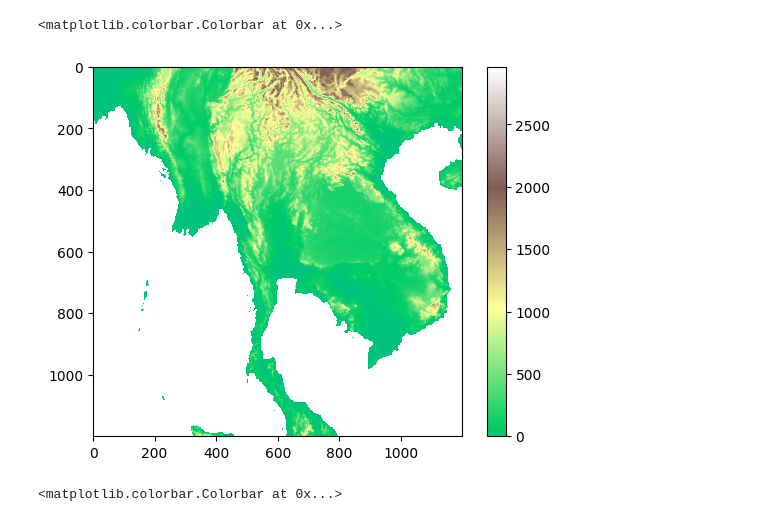
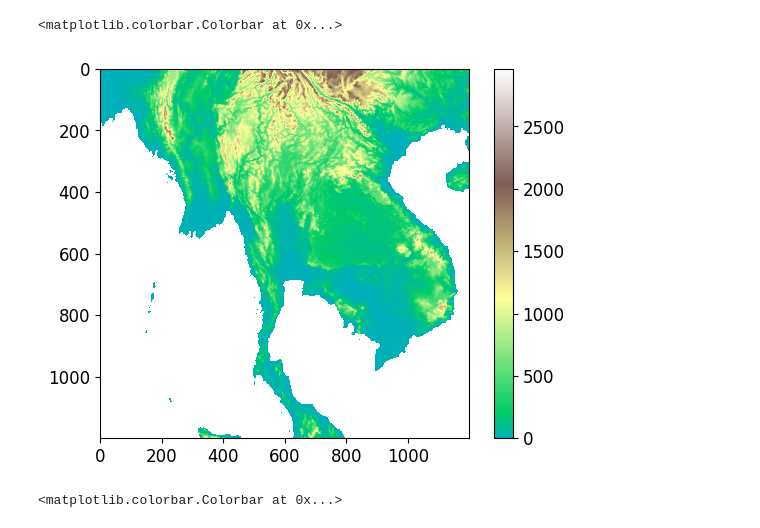
Before and after one commit to HalKiyo/ryzen5900_jupyter_test, a Jupyter notebook: test_workspace/cnn3_test/introduction_map.ipynb, the cells around one changed output. Drawn from its saved outputs; the diff is of its cells as text; code cells hidden in the pictures.

```diff
--- a/test_workspace/cnn3_test/introduction_map.ipynb
+++ b/test_workspace/cnn3_test/introduction_map.ipynb
@@ -23,17 +21,17 @@ lon_res = 360*60
 # %%
 elv = np.fromfile(elv_path, 'f').reshape(lat_res, lon_res)
 elv = np.ma.masked_where(elv<-8000, elv)
 elv_thai = elv[north:south, west:east]
 
 cmap_terrain = plt.cm.get_cmap('terrain')
 cmap_colors = cmap_terrain(np.linspace(0.0, 1.0, 256))
-cmap_colors = cmap_colors[60:]
+cmap_colors = cmap_colors[50:]
 cmap_elv = ListedColormap(cmap_colors)
 plt.imshow(elv_thai, cmap=cmap_elv)
 plt.colorbar()
 # %% [output]
 <matplotlib.colorbar.Colorbar at 0x...>
-[figure, old version]
+[figure, new version]
 # %%
 bsn = np.fromfile(bsn_path, 'f').reshape(lat_res,lon_res)
 bsn_thai = bsn[north:south, west:east]
```
Also changed, not shown: parts of 2 cells of this notebook.
